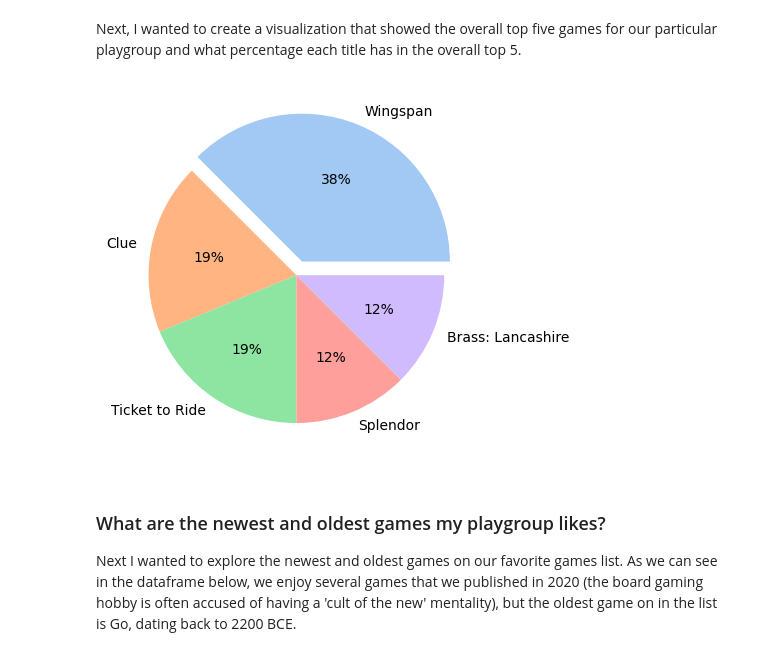
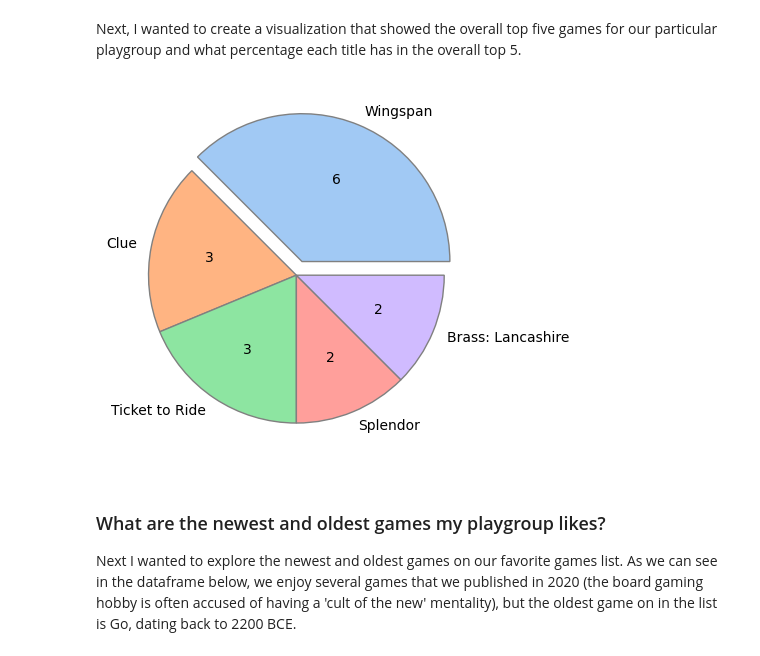
Before and after one commit to SquireGreene/CodeYou---Board-Game-Project, a Jupyter notebook: DataInvestigation.ipynb, the cells around one changed output. Drawn from its saved outputs; the diff is of its cells as text; code cells hidden in the pictures.

```diff
--- a/DataInvestigation.ipynb
+++ b/DataInvestigation.ipynb
@@ -132,12 +93,16 @@ Next, I wanted to create a visualization that showed the overall top five games
 # %%
 labels = total_top_5['Name']
 data = total_top_5['Counts']
 colors = sns.color_palette('pastel')[0:5]
 explode = [0.1, 0, 0, 0, 0]
-plt.pie(data, labels=labels, colors=colors, explode=explode, autopct='%.0f%%')
+autopct_format = lambda p: '{:.0f}'.format(p * sum(data) / 100)
+plt.pie(data, labels=labels, colors=colors, explode=explode, autopct=autopct_format,
+        wedgeprops = {"edgecolor" : "gray",
+                      'linewidth': 1,
+                      'antialiased': True})
 plt.show()
 # %% [output]
-[figure, old version]
+[figure, new version]
 # %% [markdown]
 ### What are the newest and oldest games my playgroup likes?
 
```
Also changed, not shown: parts of 22 cells of this notebook, 3 other files.
